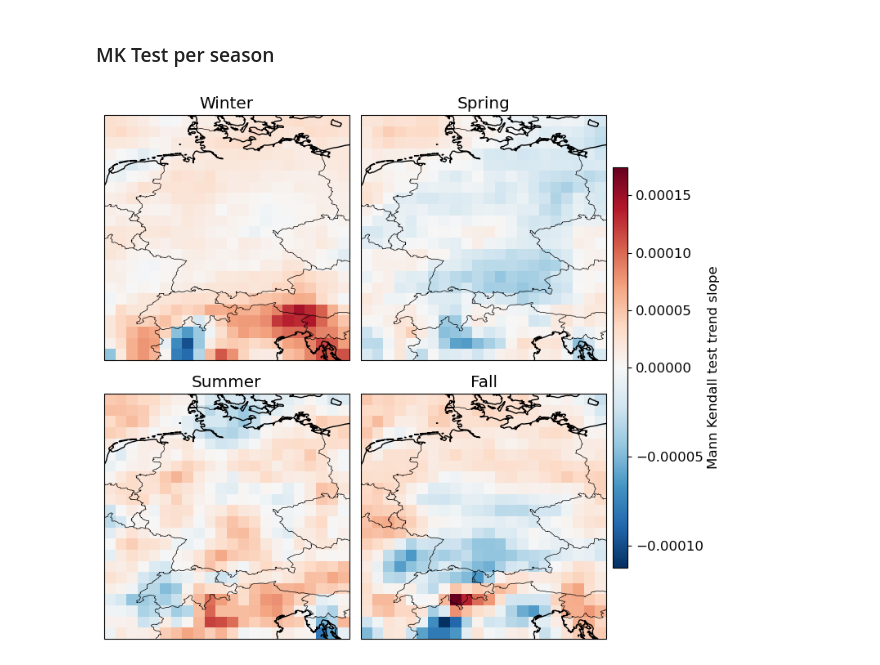
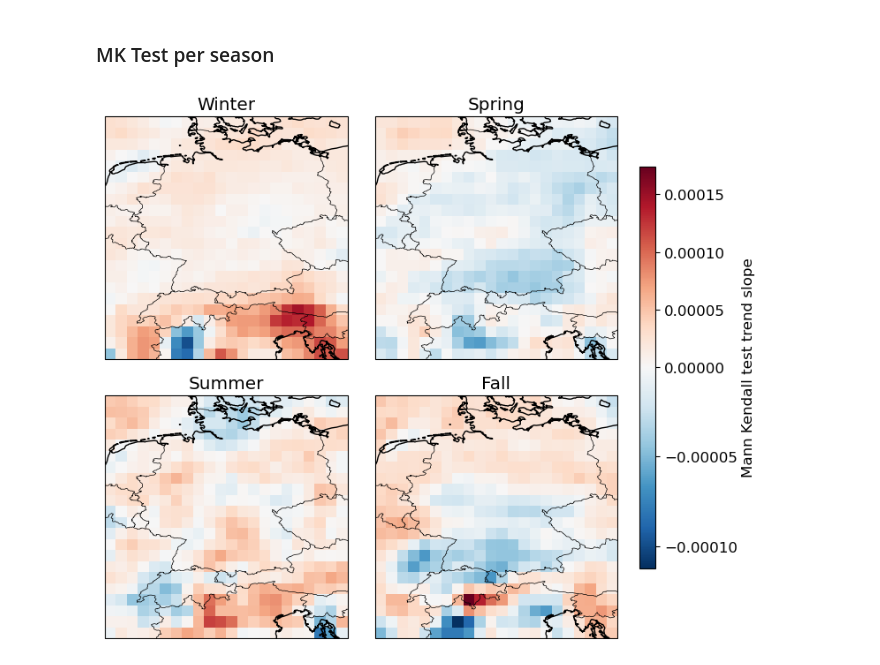
Before and after one commit to JohannaTrost/MSC24-WBM, a Jupyter notebook: analyse_existing_trends.ipynb, the cells around one changed output. Saved outputs shown, nothing was run; the diff lists cells and outputs as text; code cells hidden in the pictures.

```diff
--- a/analyse_existing_trends.ipynb
+++ b/analyse_existing_trends.ipynb
@@ -504,7 +504,7 @@ for (lat, lon), P_sample in P_data.groupby(['lat', 'lon']):
 # Den DataFrame erstellen
 trends_df = pd.DataFrame(trends_df)
 # %%
-fig, axs = plt.subplots(2, 2, subplot_kw={'projection': ccrs.PlateCarree()}, figsize=(9, 7))
+fig, axs = plt.subplots(2, 2, subplot_kw={'projection': ccrs.PlateCarree()}, figsize=(9, 6.5))
 plt.rcParams.update({'font.size': 12})  # Update font size
 
 # Define color map for slope
@@ -542,31 +542,31 @@ season_trends_df = trends_df[trends_df['season'] == 'Summer']
 data_array_slope = xr.DataArray(np.reshape(list(season_trends_df['slope']),(len(np.unique(season_trends_df['lon'])), len(np.unique(season_trends_df['lat'])))),
                           coords={'lat': np.unique(season_trends_df['lat']), 'lon': np.unique(season_trends_df['lon'])},
                           dims=['lat', 'lon'])
 img = data_array_slope.plot.imshow(x='lon', y='lat', norm=norm_slope, cmap=cmap_slope, transform=ccrs.PlateCarree(), ax=axs[1,0], add_colorbar=False)
 axs[1,0].set_title('Summer')
 axs[1,0].set_xlabel('Longitude')
 axs[1,0].set_ylabel('Latitude')
 axs[1,0].add_feature(cfeature.BORDERS, linewidth=0.5)
 axs[1,0].coastlines()
 
 # Plot slope data Autumn
 season_trends_df = trends_df[trends_df['season'] == 'Fall']
 data_array_slope = xr.DataArray(np.reshape(list(season_trends_df['slope']),(len(np.unique(season_trends_df['lon'])), len(np.unique(season_trends_df['lat'])))),
                           coords={'lat': np.unique(season_trends_df['lat']), 'lon': np.unique(season_trends_df['lon'])},
                           dims=['lat', 'lon'])
 data_array_slope.plot.imshow(x='lon', y='lat', norm=norm_slope, cmap=cmap_slope, transform=ccrs.PlateCarree(), ax=axs[1,1], add_colorbar=False)
 axs[1,1].set_title('Fall')
 axs[1,1].set_xlabel('Longitude')
 axs[1,1].set_ylabel('Latitude')
 axs[1,1].add_feature(cfeature.BORDERS, linewidth=0.5)
 axs[1,1].coastlines()
 
 plt.subplots_adjust(wspace=-0.6)  # Adjust the gap between subplots
 cax = fig.add_axes([0.85, 0.15, 0.02, 0.7])
 fig.colorbar(img, cax=cax, orientation='vertical', label='Mann Kendall test trend slope')
 
 plt.tight_layout()
 plt.savefig('figs/mann_kendall_map_by_season.svg', format='svg', transparent=True)
 plt.show()
 # %% [output]
-[figure, old version]
+[figure, new version]
```
Also changed, not shown: 2 other files.
